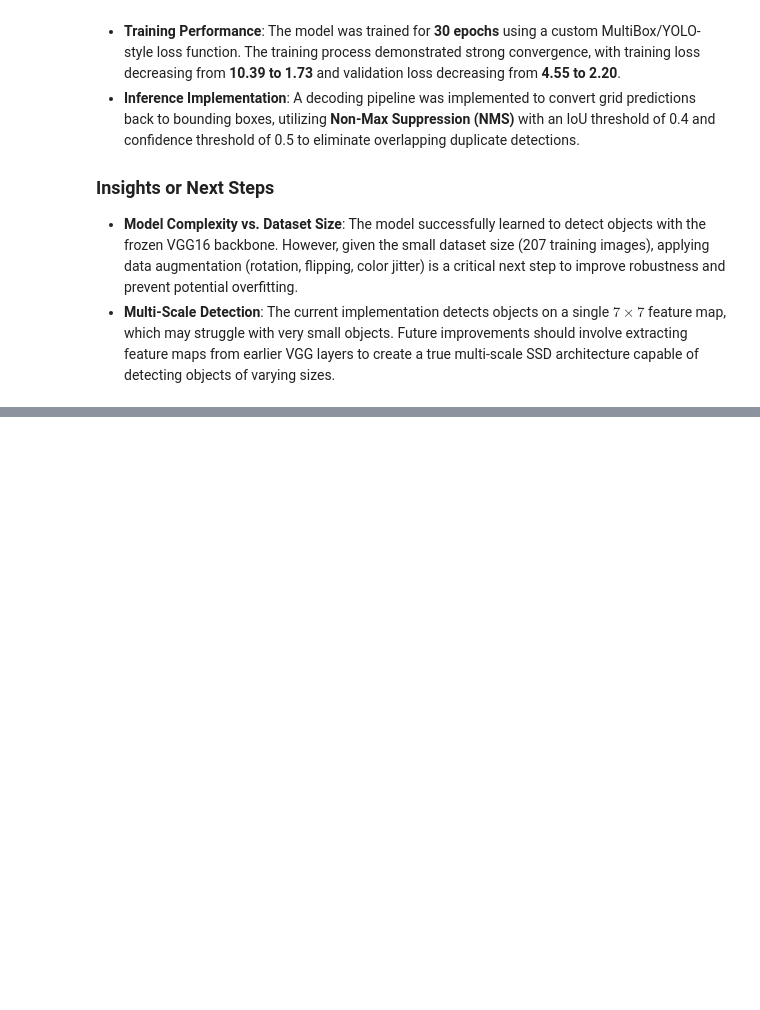
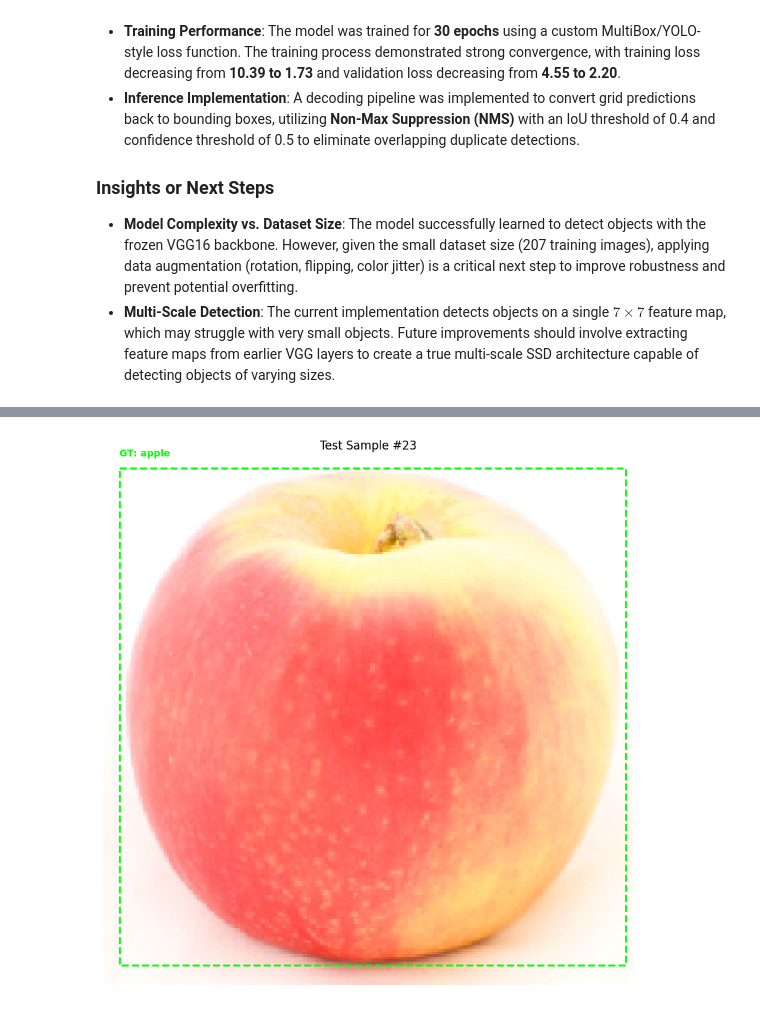
Before and after one commit to albertbolanoss/labs_deep_learning, a Jupyter notebook: notebooks/single-shot-detector/01_training_model.ipynb, the cells around one changed output, grey strips where cells are left out. Saved outputs shown, nothing was run; the diff lists cells and outputs as text; code cells hidden in the pictures; blank space fills up the shorter version.

Commit message:
Test dataset

```diff
--- a/notebooks/single-shot-detector/01_training_model.ipynb
+++ b/notebooks/single-shot-detector/01_training_model.ipynb
@@ -606,0 +609,78 @@ Summarize the SSD model's implementation and performance.
+# %%
+import random
+import matplotlib.pyplot as plt
+import matplotlib.patches as patches
+import numpy as np
+
+def test_random_sample():
+    # 1. Pick a random index
+    idx = random.randint(0, len(X_test) - 1)
+
+    # 2. Get Data
+    img = X_test[idx]
+    gt_data = test_bboxes[idx] # Format: list of [xmin, ymin, xmax, ymax, label]
+
+    # 3. Model Inference
+    # Add batch dimension: (224, 224, 3) -> (1, 224, 224, 3)
+    input_img = np.expand_dims(img, axis=0)
+    pred_tensor = model.predict(input_img, verbose=0)[0]
+
+    # Decode predictions
+    pred_boxes, pred_scores, pred_classes = decode_prediction(pred_tensor, conf_thresh=0.5, iou_thresh=0.4)
+
+    # 4. Visualization
+    plt.figure(figsize=(10, 10))
+    ax = plt.subplot(1, 1, 1)
+    ax.imshow(img)
+    ax.set_title(f"Test Sample #{idx}")
+    ax.axis('off')
+
+    height, width, _ = img.shape
+
+    # --- Plot Ground Truth (GREEN) ---
+    print(f"\n--- Sample {idx} Analysis ---")
+    print("Ground Truth Objects:")
+    for box in gt_data:
+        xmin, ymin, xmax, ymax, label_idx = box
+        class_name = INV_CLASS_MAP[int(label_idx)]
+
+        # Print details
+        print(f"  - Class: {class_name}, Box: [{xmin:.2f}, {ymin:.2f}, {xmax:.2f}, {ymax:.2f}]")
+
+        # Draw Box
+        x = xmin * width
+        y = ymin * height
+        w = (xmax - xmin) * width
+        h = (ymax - ymin) * height
+
+        rect = patches.Rectangle((x, y), w, h, linewidth=2, edgecolor='lime', facecolor='none', linestyle='--')
+        ax.add_patch(rect)
+        plt.text(x, y - 5, f"GT: {class_name}", color='lime', fontsize=10, fontweight='bold')
+
+    # --- Plot Predictions (RED) ---
+    print("\nModel Predictions:")
+    if len(pred_boxes) == 0:
+        print("  No objects detected.")
+
+    for box, score, cls_idx in zip(pred_boxes, pred_scores, pred_classes):
+        xmin, ymin, xmax, ymax = box
+        class_name = INV_CLASS_MAP[cls_idx]
+
+        # Print details
+        print(f"  - Class: {class_name}, Conf: {score:.2f}, Box: [{xmin:.2f}, {ymin:.2f}, {xmax:.2f}, {ymax:.2f}]")
+
+        # Draw Box
+        x = xmin * width
+        y = ymin * height
+        w = (xmax - xmin) * width
+        h = (ymax - ymin) * height
+
+        rect = patches.Rectangle((x, y), w, h, linewidth=2, edgecolor='red', facecolor='none')
+        ax.add_patch(rect)
+        plt.text(x, y + h + 15, f"Pred: {class_name} ({score:.2f})", color='red', fontsize=10, fontweight='bold')
+
+    plt.show()
+
+# Execute test
+test_random_sample()
+# %% [output]
@@ -606,0 +693 @@ Summarize the SSD model's implementation and performance.
+[figure, added]
```
Also changed, not shown: parts of 2 cells of this notebook.
